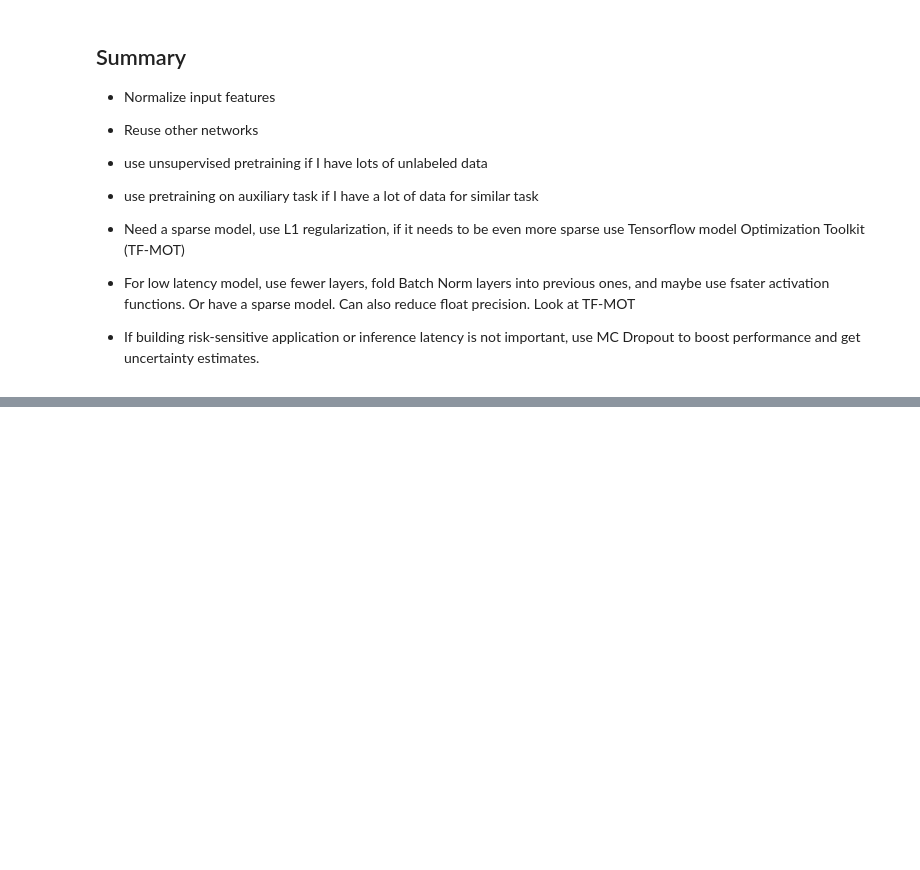
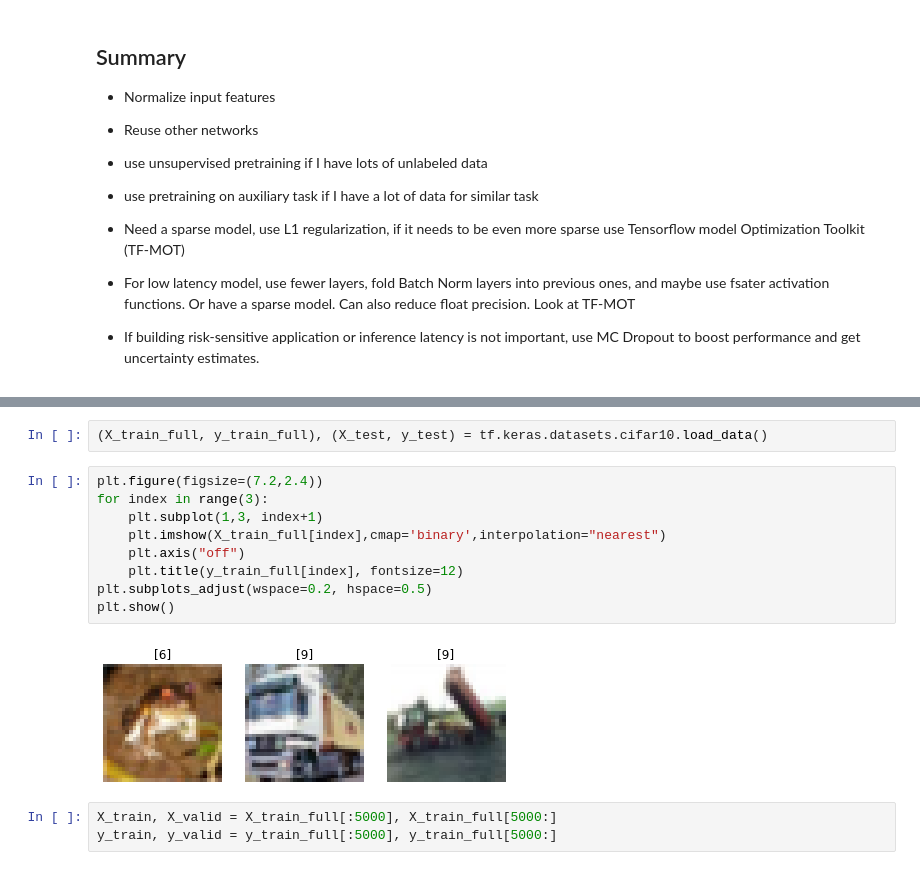
Before and after one commit to misrakberhe/mb_handson_notes, a Jupyter notebook: Chapter11_TrainingDeepNeuralNetworks.ipynb, the cells around one changed output, grey strips where cells are left out. Saved outputs shown, nothing was run; the diff lists cells and outputs as text; blank space fills up the shorter version.

```diff
--- a/Chapter11_TrainingDeepNeuralNetworks.ipynb
+++ b/Chapter11_TrainingDeepNeuralNetworks.ipynb
@@ -1095,0 +1114,16 @@ I can define my own custom constraint function and also there is the `bias_const
+# %%
+(X_train_full, y_train_full), (X_test, y_test) = tf.keras.datasets.cifar10.load_data()
+# %%
+plt.figure(figsize=(7.2,2.4))
+for index in range(3):
+    plt.subplot(1,3, index+1)
+    plt.imshow(X_train_full[index],cmap='binary',interpolation="nearest")
+    plt.axis("off")
+    plt.title(y_train_full[index], fontsize=12)
+plt.subplots_adjust(wspace=0.2, hspace=0.5)
+plt.show()
+# %% [output]
+[figure, added]
+# %%
+X_train, X_valid = X_train_full[:5000], X_train_full[5000:]
+y_train, y_valid = y_train_full[:5000], y_train_full[5000:]
```
Also changed, not shown: parts of 20 cells of this notebook.
